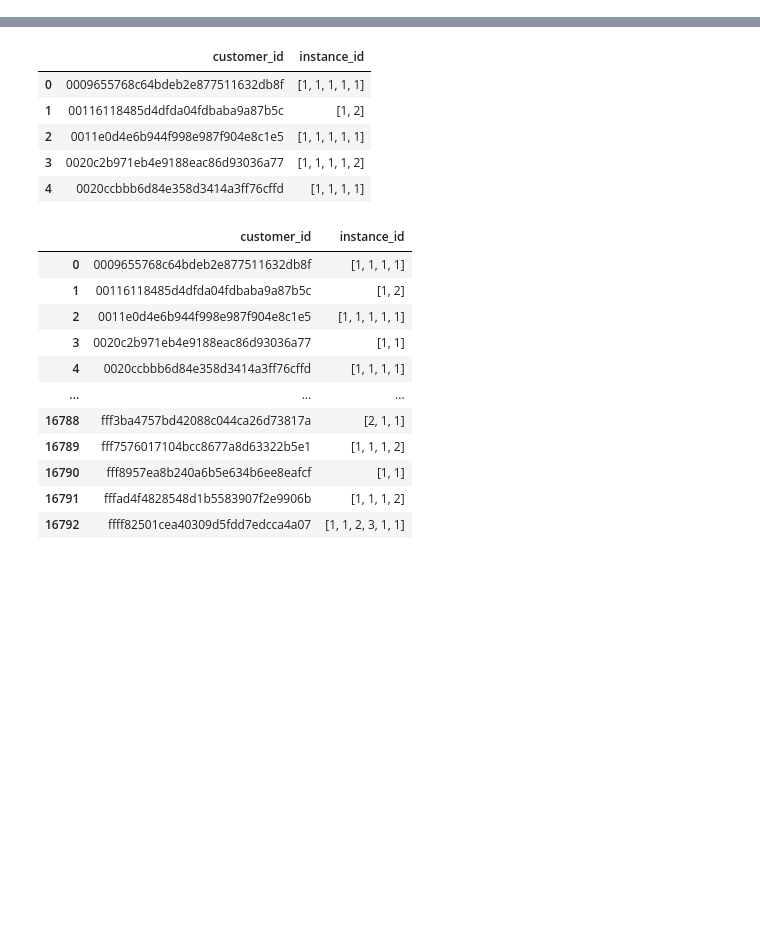
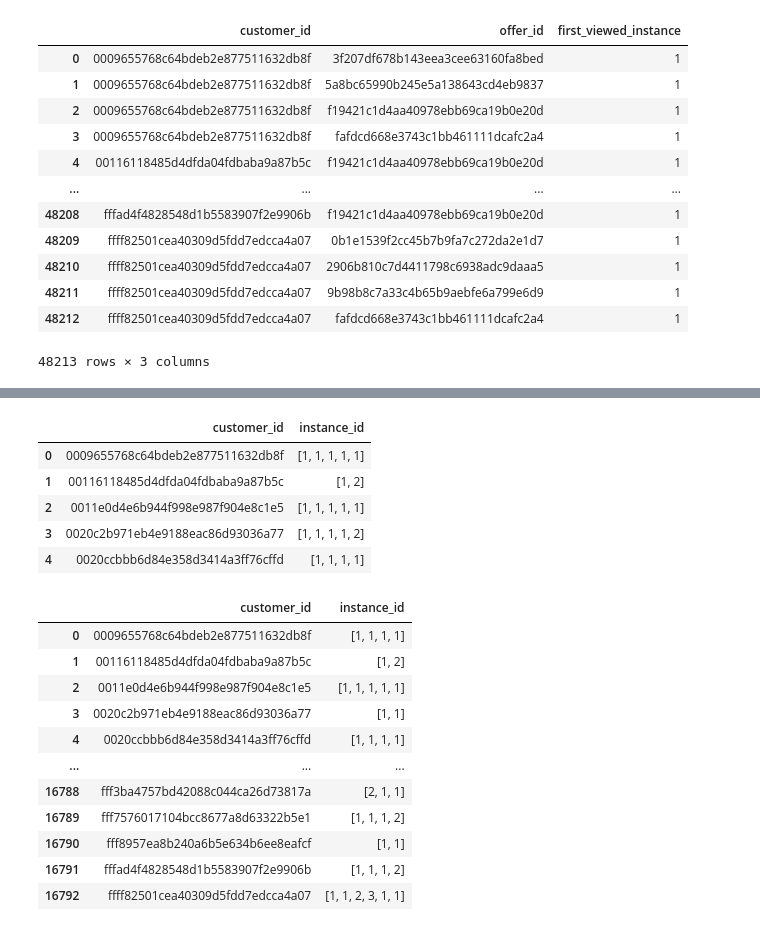
Before and after one commit to rladbstj56/practice_project, a Jupyter notebook: Soyun_EDA/stage1.ipynb, the cells around one changed output, grey strips where cells are left out. Saved outputs shown, nothing was run; the diff lists cells and outputs as text; code cells hidden in the pictures; blank space fills up the shorter version.

```diff
--- a/Soyun_EDA/stage1.ipynb
+++ b/Soyun_EDA/stage1.ipynb
@@ -159,3 +162,26 @@ print("\n[ 퍼널 요약 ]")
 print(f"  Viewed rate     : {funnel_instance['is_viewed'].mean()*100:.1f}%")
 print(f"  Completed rate  : {funnel_instance['is_completed'].mean()*100:.1f}%")
 print(f"  완료했지만 미열람: {funnel_instance['completed_without_view'].mean()*100:.1f}%")
+# %%
+first_viewed_instance = (
+    funnel_instance[funnel_instance['is_viewed']]
+    .groupby(['customer_id','offer_id'])['instance_id']
+    .min()
+    .reset_index(name = 'first_viewed_instance')
+)
+# %%
+first_viewed_instance
+# %% [output]
+|  | customer_id | offer_id | first_viewed_instance |
+| 0 | 0009655768c64bdeb2e877511632db8f | 3f207df678b143eea3cee63160fa8bed | 1 |
+| 1 | 0009655768c64bdeb2e877511632db8f | 5a8bc65990b245e5a138643cd4eb9837 | 1 |
+| 2 | 0009655768c64bdeb2e877511632db8f | f19421c1d4aa40978ebb69ca19b0e20d | 1 |
+| 3 | 0009655768c64bdeb2e877511632db8f | fafdcd668e3743c1bb461111dcafc2a4 | 1 |
+| 4 | 00116118485d4dfda04fdbaba9a87b5c | f19421c1d4aa40978ebb69ca19b0e20d | 1 |
+| ... | ... | ... | ... |
+| 48208 | fffad4f4828548d1b5583907f2e9906b | f19421c1d4aa40978ebb69ca19b0e20d | 1 |
+| 48209 | ffff82501cea40309d5fdd7edcca4a07 | 0b1e1539f2cc45b7b9fa7c272da2e1d7 | 1 |
+| 48210 | ffff82501cea40309d5fdd7edcca4a07 | 2906b810c7d4411798c6938adc9daaa5 | 1 |
+| 48211 | ffff82501cea40309d5fdd7edcca4a07 | 9b98b8c7a33c4b65b9aebfe6a799e6d9 | 1 |
+| 48212 | ffff82501cea40309d5fdd7edcca4a07 | fafdcd668e3743c1bb461111dcafc2a4 | 1 |
+48213 rows × 3 columns
```
Also changed, not shown: parts of 6 cells of this notebook.
